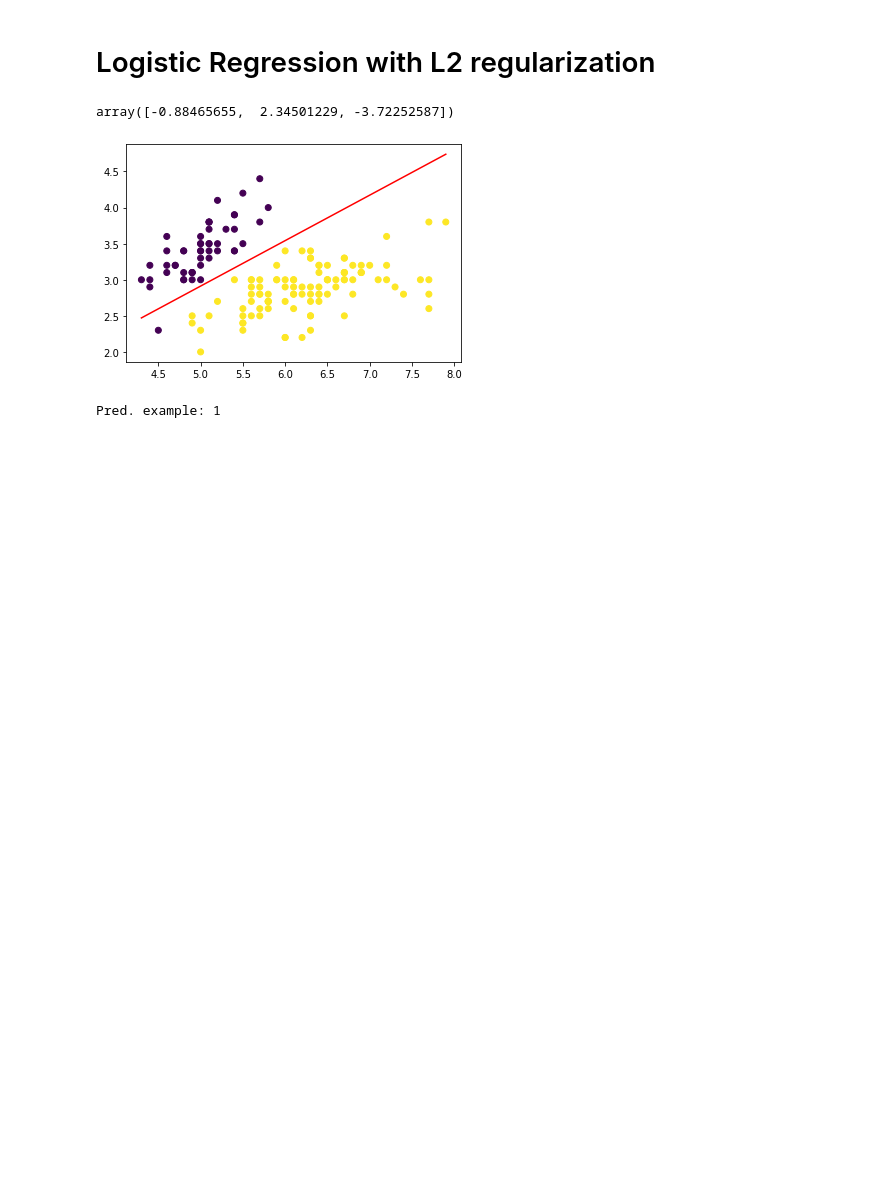
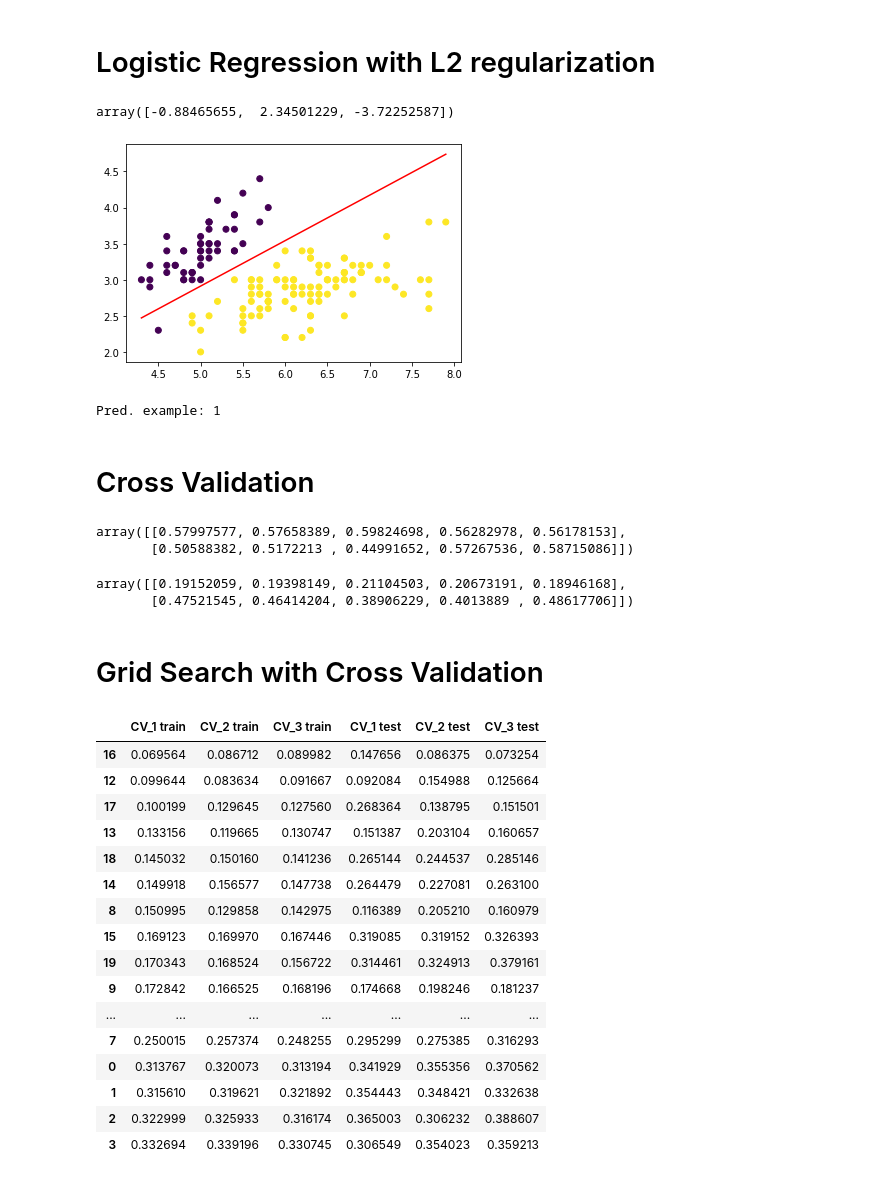
Before and after one commit to pg42866/SIB, a Jupyter notebook: scripts/eval2.ipynb, the cells around one changed output. Drawn from its saved outputs; the diff is of its cells as text; code cells hidden in the pictures; blank space fills up the shorter version.

```diff
--- a/scripts/eval2.ipynb
+++ b/scripts/eval2.ipynb
@@ -161,3 +167,5 @@ ex = np.array([5.5, 2])
 print("Pred. example:", logreg.predict(ex))
 # %% [output]
 Pred. example: 1
+# %% [markdown]
+# Cross Validation
@@ -163,0 +174,45 @@ Pred. example: 1
+# %%
+logreg = LogisticRegression(epochs=1000)
+cv = CrossValidationScore(logreg, dataset, cv=5)
+cv.run()
+cv.toDataframe()
+# %% [output]
+array([[0.57997577, 0.57658389, 0.59824698, 0.56282978, 0.56178153],
+       [0.50588382, 0.5172213 , 0.44991652, 0.57267536, 0.58715086]])
+# %%
+logreg = LogisticRegressionReg(epochs=1000, lbd=1.0)
+cv = CrossValidationScore(logreg, dataset, cv=5)
+cv.run()
+cv.toDataframe()
+# %% [output]
+array([[0.19152059, 0.19398149, 0.21104503, 0.20673191, 0.18946168],
+       [0.47521545, 0.46414204, 0.38906229, 0.4013889 , 0.48617706]])
+# %% [markdown]
+# Grid Search with Cross Validation
+# %%
+from src.si.util.cv import GridSearchCV
+
+parameters ={'epochs':[100,200,400,800,1000],'lbd':[0,0.2,0.4,0.6]}
+gs = GridSearchCV(logreg, dataset, parameters, cv=3, split=0.8)
+gs.run()
+df = gs.toDataframe()
+
+df.sort_values(by=['CV_1 train','CV_1 test'])
+# %% [output]
+|  | CV_1 train | CV_2 train | CV_3 train | CV_1 test | CV_2 test | CV_3 test |
+| 16 | 0.069564 | 0.086712 | 0.089982 | 0.147656 | 0.086375 | 0.073254 |
+| 12 | 0.099644 | 0.083634 | 0.091667 | 0.092084 | 0.154988 | 0.125664 |
+| 17 | 0.100199 | 0.129645 | 0.127560 | 0.268364 | 0.138795 | 0.151501 |
+| 13 | 0.133156 | 0.119665 | 0.130747 | 0.151387 | 0.203104 | 0.160657 |
+| 18 | 0.145032 | 0.150160 | 0.141236 | 0.265144 | 0.244537 | 0.285146 |
+| 14 | 0.149918 | 0.156577 | 0.147738 | 0.264479 | 0.227081 | 0.263100 |
+| 8 | 0.150995 | 0.129858 | 0.142975 | 0.116389 | 0.205210 | 0.160979 |
+| 15 | 0.169123 | 0.169970 | 0.167446 | 0.319085 | 0.319152 | 0.326393 |
+| 19 | 0.170343 | 0.168524 | 0.156722 | 0.314461 | 0.324913 | 0.379161 |
+| 9 | 0.172842 | 0.166525 | 0.168196 | 0.174668 | 0.198246 | 0.181237 |
+| ... | ... | ... | ... | ... | ... | ... |
+| 7 | 0.250015 | 0.257374 | 0.248255 | 0.295299 | 0.275385 | 0.316293 |
+| 0 | 0.313767 | 0.320073 | 0.313194 | 0.341929 | 0.355356 | 0.370562 |
+| 1 | 0.315610 | 0.319621 | 0.321892 | 0.354443 | 0.348421 | 0.332638 |
+| 2 | 0.322999 | 0.325933 | 0.316174 | 0.365003 | 0.306232 | 0.388607 |
+| 3 | 0.332694 | 0.339196 | 0.330745 | 0.306549 | 0.354023 | 0.359213 |
```
Also changed, not shown: parts of 6 cells of this notebook, 12 other files.
